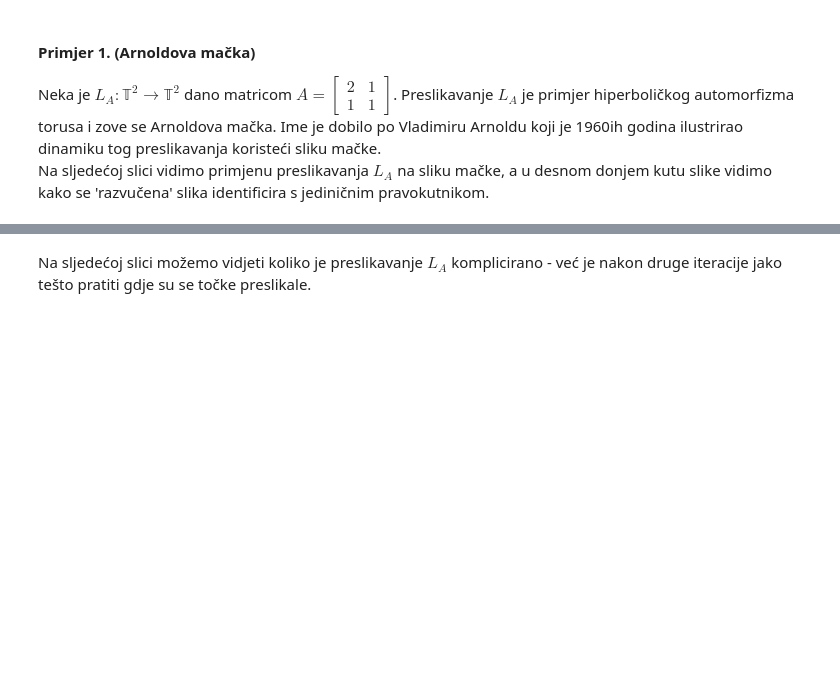
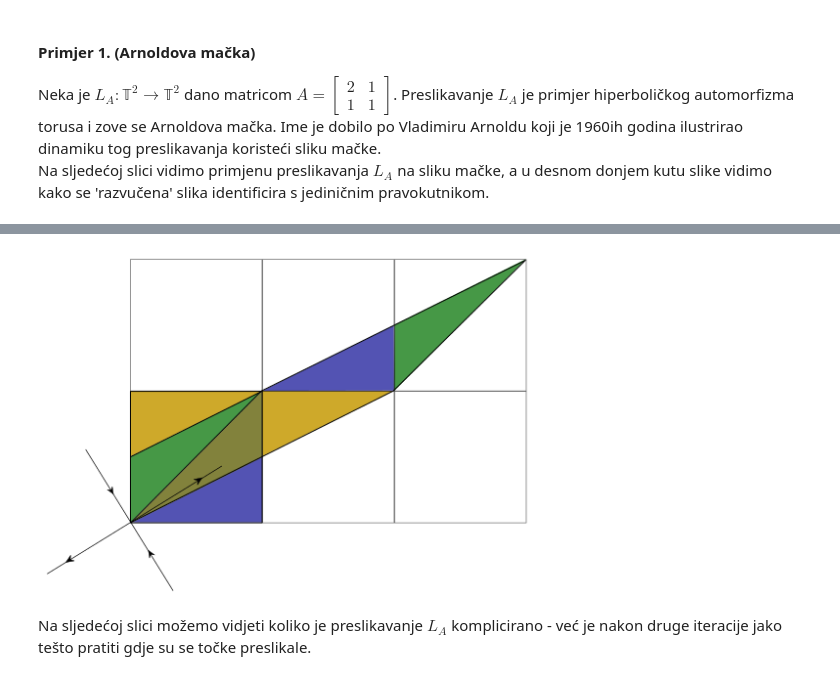
Before and after one commit to vanneva/Mathematical_Software__Arnolds_Cat, a Jupyter notebook: Arnoldova_macka.ipynb, the cells around one changed output, grey strips where cells are left out. Cells and saved outputs as stored; diff of their text form; code cells hidden in the pictures; blank space fills up the shorter version.

```diff
--- a/Arnoldova_macka.ipynb
+++ b/Arnoldova_macka.ipynb
@@ -144,3 +135,7 @@ SVG(url=website)
+# %%
+Image('images/Arnoldcatmap.png', width=500, unconfined=True)
+# %% [output]
+[figure, added]
 # %% [markdown]
 Na sljedećoj slici možemo vidjeti koliko je preslikavanje $L_A$ komplicirano - već je nakon druge iteracije jako tešto pratiti gdje su se točke preslikale.
 # %%
```
Also changed, not shown: parts of 8 cells of this notebook, 5 other files.
